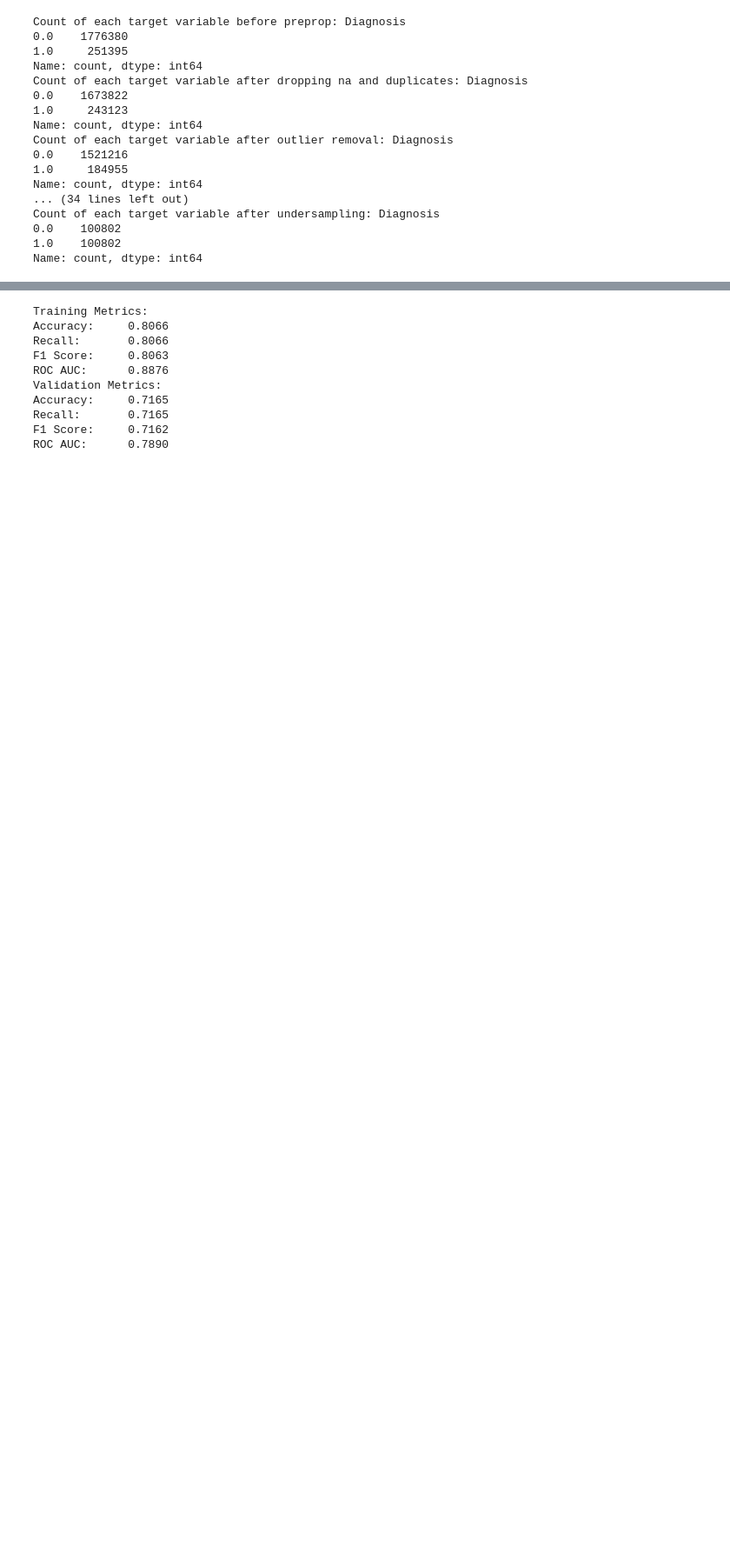
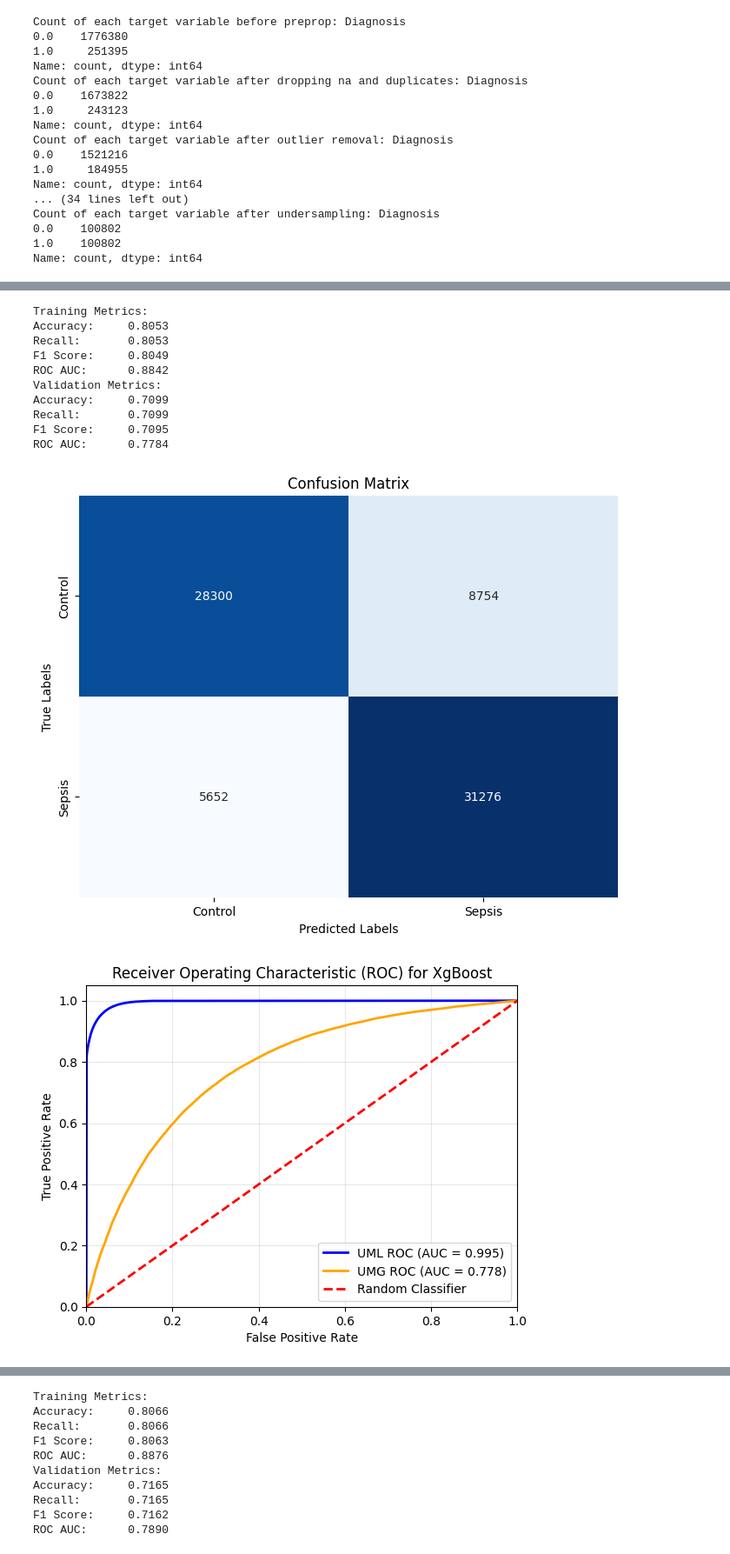
Before and after one commit to michaeltwo/info501, a Jupyter notebook: final_code_files/models.ipynb, the cells around one changed output, grey strips where cells are left out. Shown at 87% size. Cells and saved outputs as stored; diff of their text form; code cells hidden in the pictures; blank space fills up the shorter version.

```diff
--- a/final_code_files/models.ipynb
+++ b/final_code_files/models.ipynb
@@ -82,15 +85,25 @@ def train_eval_model(model, df_val, df_train):
     return metrics_train, metrics_val
 # %%
+#KNN EVALUATION
+"""
+NOTE: on our final run of this code we got a different result and are unsure why
+we apologize for the discrepancy in the report and this code block
+"""
+
+#prep data for grid search of knn
+
 X = df_uml.drop(columns=['Diagnosis'])
 y = df_uml['Diagnosis']
 
 X_train, X_test, y_train, y_test = train_test_split(X, y, test_size=0.2, random_state=42)
 
+#KNN grid search
 param_grid = {
     'n_neighbors': [3, 5, 7, 9, 11, 13, 17, 19, 27],
     'weights': ['distance'],
     'metric': ['manhattan']
 }
+
 knn = KNeighborsClassifier()
 grid_search = GridSearchCV(knn, param_grid, cv=5, scoring='accuracy')
 grid_search.fit(X_train, y_train)
@@ -98,8 +111,8 @@ grid_search.fit(X_train, y_train)
 best_knn = grid_search.best_estimator_
 print(f"Best Parameters: {grid_search.best_params_}")
 
-# y_pred_best = best_knn.predict(X_test)
 
+#Plot for accuracy of each K value
 k_range = [3, 5, 7, 9, 11, 13, 17, 19, 27]
 accuracy_scores = []
 
@@ -110,31 +123,44 @@ for k in k_range:
     accuracy = accuracy_score(y_test, y_pred)
     accuracy_scores.append(accuracy)
 
 plt.plot(k_range, accuracy_scores, marker='o')
 plt.title('Validation Accuracy for Different K Values')
 plt.xlabel('Values of K')
 plt.ylabel('Validation Accuracy')
 plt.xticks(k_range)
 plt.show()
 
 
+#Get model metrics in the same format as other models
 metrics_train, metrics_val = train_eval_model(model=best_knn, df_train=df_uml, df_val=df_umg)
 
 print("Training Metrics:")
 print(f"Accuracy:     {metrics_train['accuracy']:.4f}")
 print(f"Recall:       {metrics_train['recall']:.4f}")
 print(f"F1 Score:     {metrics_train['f1_score']:.4f}")
 print(f"ROC AUC:      {metrics_train['roc_auc']:.4f}")
 
 print("Validation Metrics:")
 print(f"Accuracy:     {metrics_val['accuracy']:.4f}")
 print(f"Recall:       {metrics_val['recall']:.4f}")
 print(f"F1 Score:     {metrics_val['f1_score']:.4f}")
 print(f"ROC AUC:      {metrics_val['roc_auc']:.4f}")
 
 visualizations.plot_confusion_matrix(metrics_train)
 visualizations.plot_roc_curves(df1=df_uml, df2=df_umg, model_metrics=metrics_train)
 # %% [output]
 Best Parameters: {'metric': 'manhattan', 'n_neighbors': 27, 'weights': 'distance'}
 [figure]
+Training Metrics:
+Accuracy:     0.8053
+Recall:       0.8053
+F1 Score:     0.8049
+ROC AUC:      0.8842
+Validation Metrics:
+Accuracy:     0.7099
+Recall:       0.7099
+F1 Score:     0.7095
+ROC AUC:      0.7784
+[figure, added]
+[figure, added]
 # %%
```
Also changed, not shown: parts of 4 cells of this notebook, 2 other files.
